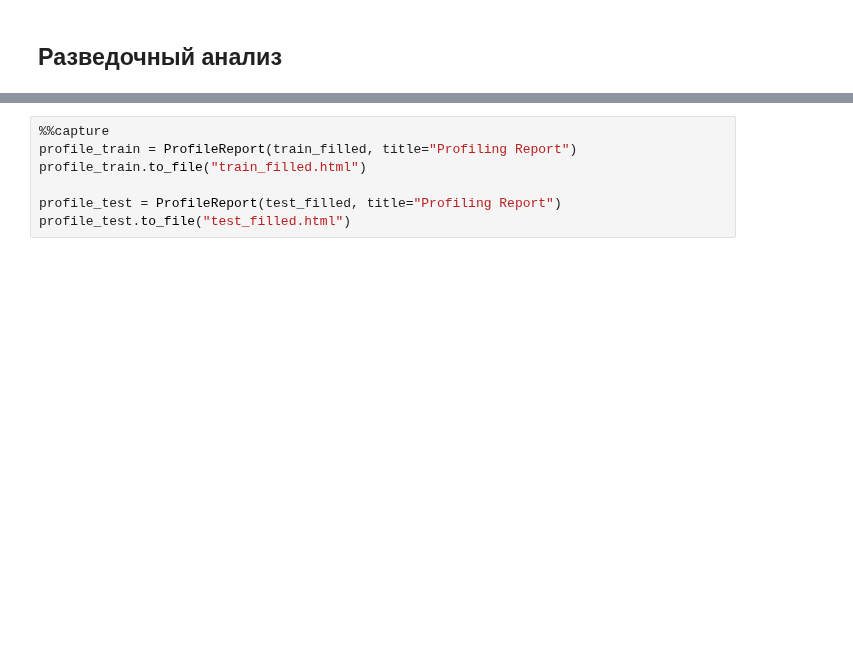
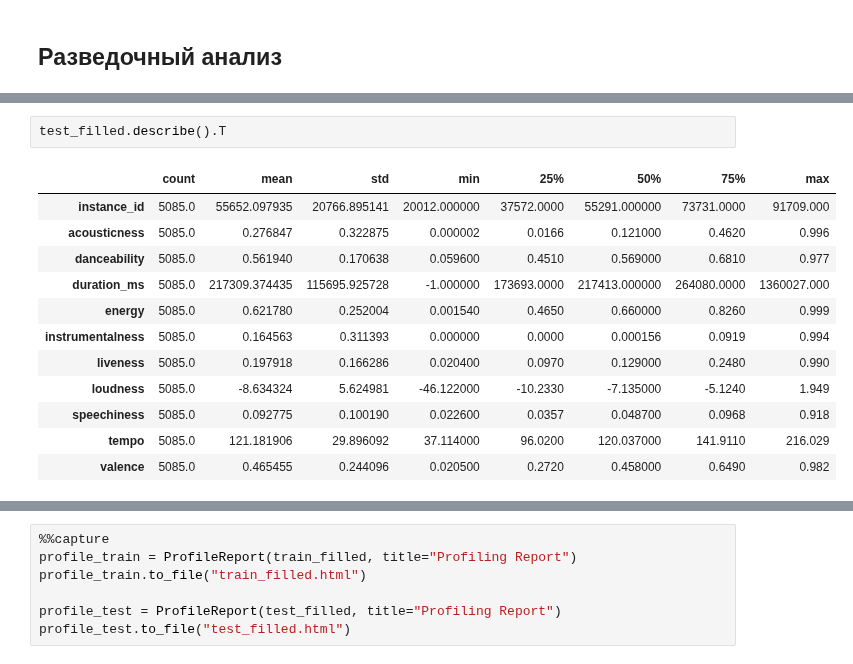
Before and after one commit to iZemenkov/HSE-ML-TEAM-4, a Jupyter notebook: Project_Music_genre_prediction.ipynb, the cells around one changed output, grey strips where cells are left out. Saved outputs shown, nothing was run; the diff lists cells and outputs as text; blank space fills up the shorter version.

```diff
--- a/Project_Music_genre_prediction.ipynb
+++ b/Project_Music_genre_prediction.ipynb
@@ -452,0 +489,15 @@ dtype: int64
+# %%
+test_filled.describe().T
+# %% [output]
+|  | count | mean | std | min | 25% | 50% | 75% | max |
+| instance_id | 5085.0 | 55652.097935 | 20766.895141 | 20012.000000 | 37572.0000 | 55291.000000 | 73731.0000 | 91709.000 |
+| acousticness | 5085.0 | 0.276847 | 0.322875 | 0.000002 | 0.0166 | 0.121000 | 0.4620 | 0.996 |
+| danceability | 5085.0 | 0.561940 | 0.170638 | 0.059600 | 0.4510 | 0.569000 | 0.6810 | 0.977 |
+| duration_ms | 5085.0 | 217309.374435 | 115695.925728 | -1.000000 | 173693.0000 | 217413.000000 | 264080.0000 | 1360027.000 |
+| energy | 5085.0 | 0.621780 | 0.252004 | 0.001540 | 0.4650 | 0.660000 | 0.8260 | 0.999 |
+| instrumentalness | 5085.0 | 0.164563 | 0.311393 | 0.000000 | 0.0000 | 0.000156 | 0.0919 | 0.994 |
+| liveness | 5085.0 | 0.197918 | 0.166286 | 0.020400 | 0.0970 | 0.129000 | 0.2480 | 0.990 |
+| loudness | 5085.0 | -8.634324 | 5.624981 | -46.122000 | -10.2330 | -7.135000 | -5.1240 | 1.949 |
+| speechiness | 5085.0 | 0.092775 | 0.100190 | 0.022600 | 0.0357 | 0.048700 | 0.0968 | 0.918 |
+| tempo | 5085.0 | 121.181906 | 29.896092 | 37.114000 | 96.0200 | 120.037000 | 141.9110 | 216.029 |
+| valence | 5085.0 | 0.465455 | 0.244096 | 0.020500 | 0.2720 | 0.458000 | 0.6490 | 0.982 |
```
Also changed, not shown: parts of 14 cells of this notebook.
